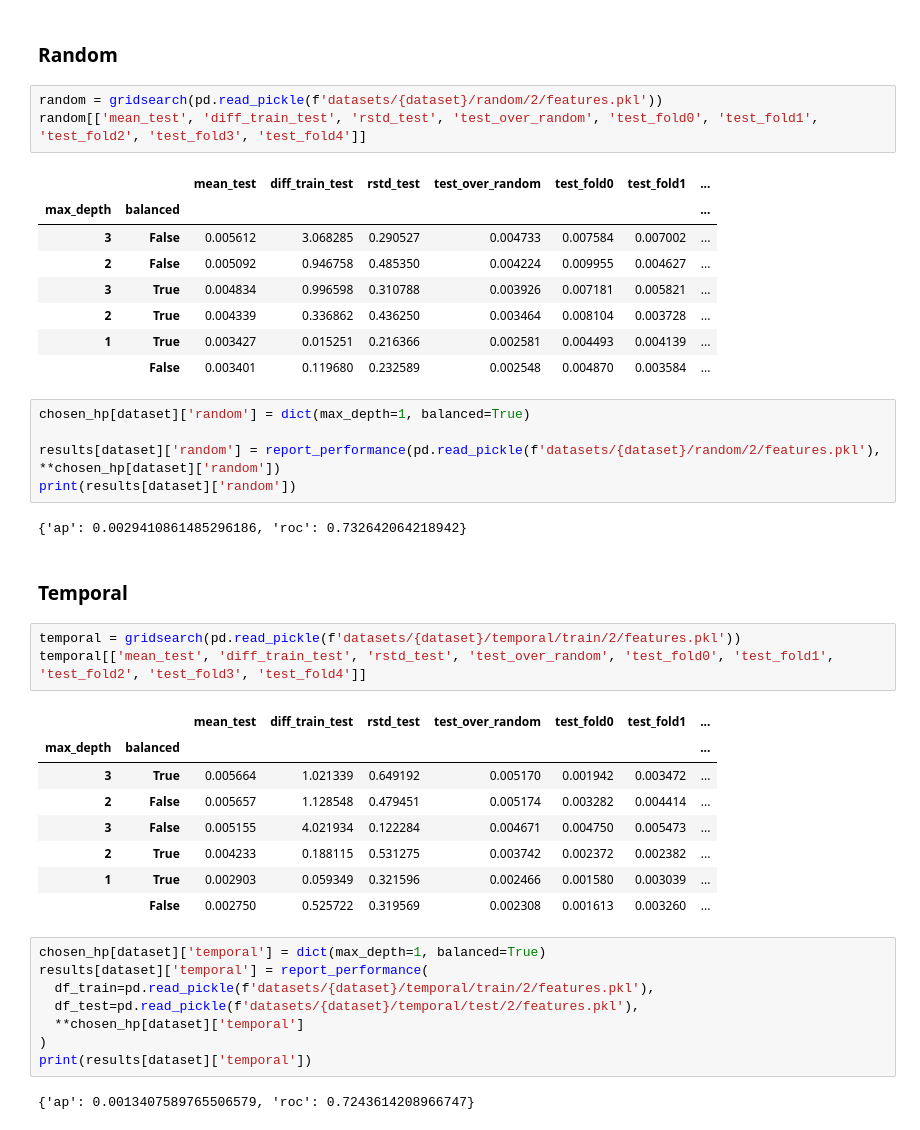
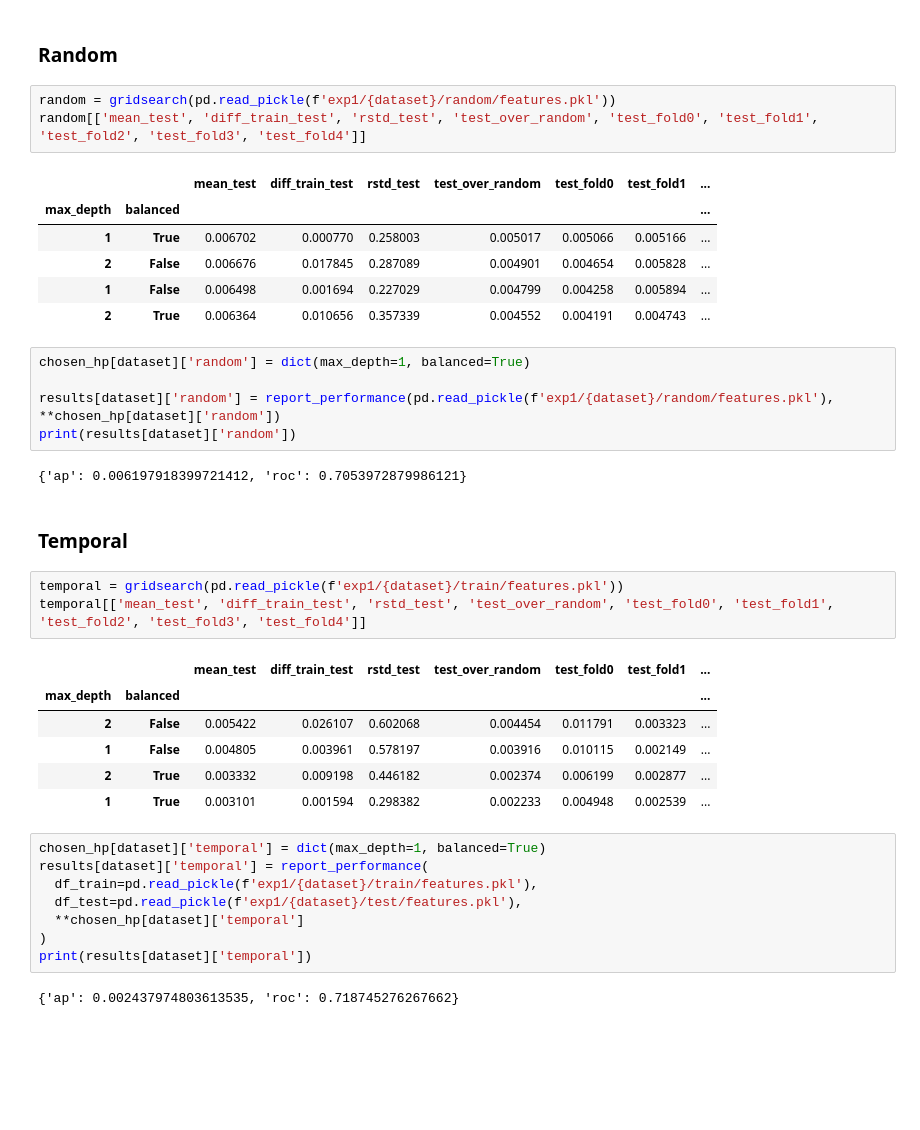
Before and after one commit to gerritjandebruin/CN2020, a Jupyter notebook: results-exp1.ipynb, the cells around one changed output. Saved outputs shown, nothing was run; the diff lists cells and outputs as text; blank space fills up the shorter version.

```diff
--- a/results-exp1.ipynb
+++ b/results-exp1.ipynb
@@ -335,48 +252,44 @@ results[dataset] = dict()
 # %% [markdown]
 ### Random
 # %%
-random = gridsearch(pd.read_pickle(f'datasets/{dataset}/random/2/features.pkl'))
+random = gridsearch(pd.read_pickle(f'exp1/{dataset}/random/features.pkl'))
 random[['mean_test', 'diff_train_test', 'rstd_test', 'test_over_random', 'test_fold0', 'test_fold1', 'test_fold2', 'test_fold3', 'test_fold4']]
 # %% [output]
 |  |  | mean_test | diff_train_test | rstd_test | test_over_random | test_fold0 | test_fold1 | ... |
 | max_depth | balanced |  |  |  |  |  |  | ... |
-| 3 | False | 0.005612 | 3.068285 | 0.290527 | 0.004733 | 0.007584 | 0.007002 | ... |
-| 2 | False | 0.005092 | 0.946758 | 0.485350 | 0.004224 | 0.009955 | 0.004627 | ... |
-| 3 | True | 0.004834 | 0.996598 | 0.310788 | 0.003926 | 0.007181 | 0.005821 | ... |
-| 2 | True | 0.004339 | 0.336862 | 0.436250 | 0.003464 | 0.008104 | 0.003728 | ... |
-| 1 | True | 0.003427 | 0.015251 | 0.216366 | 0.002581 | 0.004493 | 0.004139 | ... |
-|  | False | 0.003401 | 0.119680 | 0.232589 | 0.002548 | 0.004870 | 0.003584 | ... |
+| 1 | True | 0.006702 | 0.000770 | 0.258003 | 0.005017 | 0.005066 | 0.005166 | ... |
+| 2 | False | 0.006676 | 0.017845 | 0.287089 | 0.004901 | 0.004654 | 0.005828 | ... |
+| 1 | False | 0.006498 | 0.001694 | 0.227029 | 0.004799 | 0.004258 | 0.005894 | ... |
+| 2 | True | 0.006364 | 0.010656 | 0.357339 | 0.004552 | 0.004191 | 0.004743 | ... |
 # %%
 chosen_hp[dataset]['random'] = dict(max_depth=1, balanced=True)
 
-results[dataset]['random'] = report_performance(pd.read_pickle(f'datasets/{dataset}/random/2/features.pkl'), **chosen_hp[dataset]['random'])
+results[dataset]['random'] = report_performance(pd.read_pickle(f'exp1/{dataset}/random/features.pkl'), **chosen_hp[dataset]['random'])
 print(results[dataset]['random'])
 # %% [output]
-{'ap': 0.0029410861485296186, 'roc': 0.732642064218942}
+{'ap': 0.006197918399721412, 'roc': 0.7053972879986121}
 # %% [markdown]
 ### Temporal
 # %%
-temporal = gridsearch(pd.read_pickle(f'datasets/{dataset}/temporal/train/2/features.pkl'))
+temporal = gridsearch(pd.read_pickle(f'exp1/{dataset}/train/features.pkl'))
 temporal[['mean_test', 'diff_train_test', 'rstd_test', 'test_over_random', 'test_fold0', 'test_fold1', 'test_fold2', 'test_fold3', 'test_fold4']]
 # %% [output]
 |  |  | mean_test | diff_train_test | rstd_test | test_over_random | test_fold0 | test_fold1 | ... |
 | max_depth | balanced |  |  |  |  |  |  | ... |
-| 3 | True | 0.005664 | 1.021339 | 0.649192 | 0.005170 | 0.001942 | 0.003472 | ... |
-| 2 | False | 0.005657 | 1.128548 | 0.479451 | 0.005174 | 0.003282 | 0.004414 | ... |
-| 3 | False | 0.005155 | 4.021934 | 0.122284 | 0.004671 | 0.004750 | 0.005473 | ... |
-| 2 | True | 0.004233 | 0.188115 | 0.531275 | 0.003742 | 0.002372 | 0.002382 | ... |
-| 1 | True | 0.002903 | 0.059349 | 0.321596 | 0.002466 | 0.001580 | 0.003039 | ... |
-|  | False | 0.002750 | 0.525722 | 0.319569 | 0.002308 | 0.001613 | 0.003260 | ... |
+| 2 | False | 0.005422 | 0.026107 | 0.602068 | 0.004454 | 0.011791 | 0.003323 | ... |
+| 1 | False | 0.004805 | 0.003961 | 0.578197 | 0.003916 | 0.010115 | 0.002149 | ... |
+| 2 | True | 0.003332 | 0.009198 | 0.446182 | 0.002374 | 0.006199 | 0.002877 | ... |
+| 1 | True | 0.003101 | 0.001594 | 0.298382 | 0.002233 | 0.004948 | 0.002539 | ... |
 # %%
 chosen_hp[dataset]['temporal'] = dict(max_depth=1, balanced=True)
 results[dataset]['temporal'] = report_performance(
-  df_train=pd.read_pickle(f'datasets/{dataset}/temporal/train/2/features.pkl'),
-  df_test=pd.read_pickle(f'datasets/{dataset}/temporal/test/2/features.pkl'),
+  df_train=pd.read_pickle(f'exp1/{dataset}/train/features.pkl'),
+  df_test=pd.read_pickle(f'exp1/{dataset}/test/features.pkl'),
   **chosen_hp[dataset]['temporal']
 )
 print(results[dataset]['temporal'])
 # %% [output]
-{'ap': 0.0013407589765506579, 'roc': 0.7243614208966747}
+{'ap': 0.002437974803613535, 'roc': 0.718745276267662}
 # %%
 pd.DataFrame({dataset: {method: performance['ap'] for method, performance in result.items()}for dataset, result in results.items()}).T
 # %% [output]
```
Also changed, not shown: parts of 26 cells of this notebook, 5 other files.
